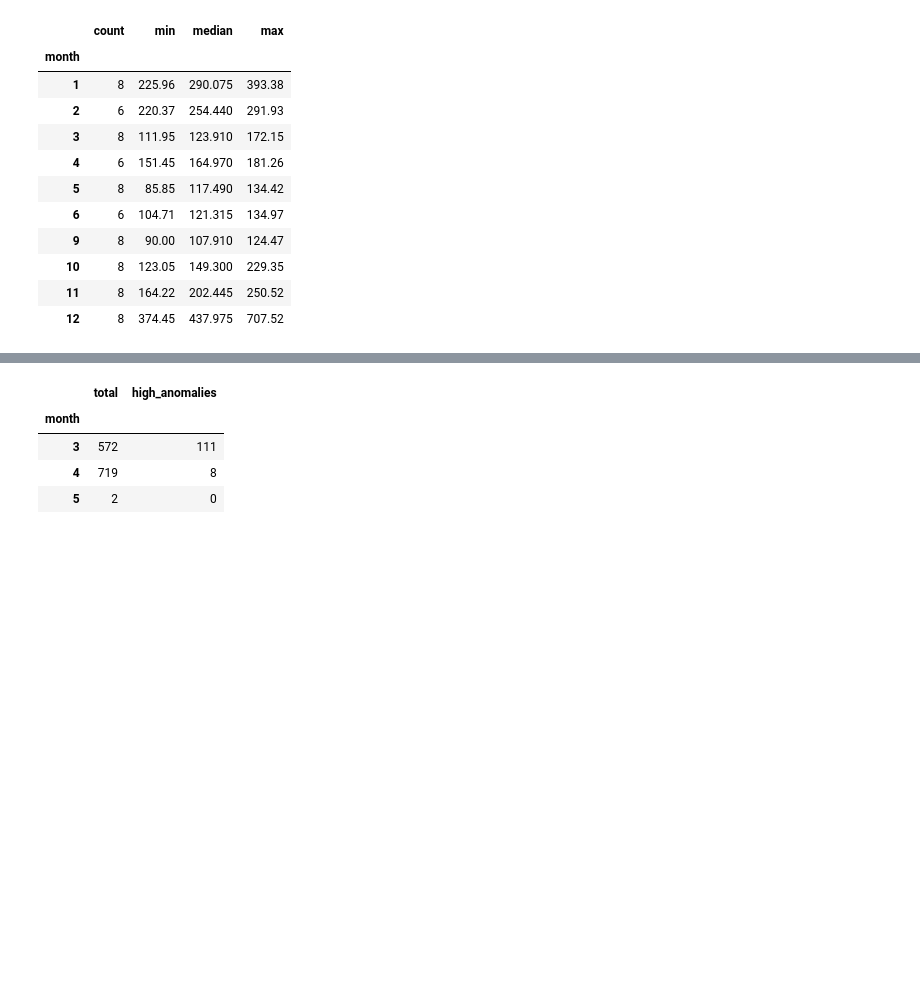
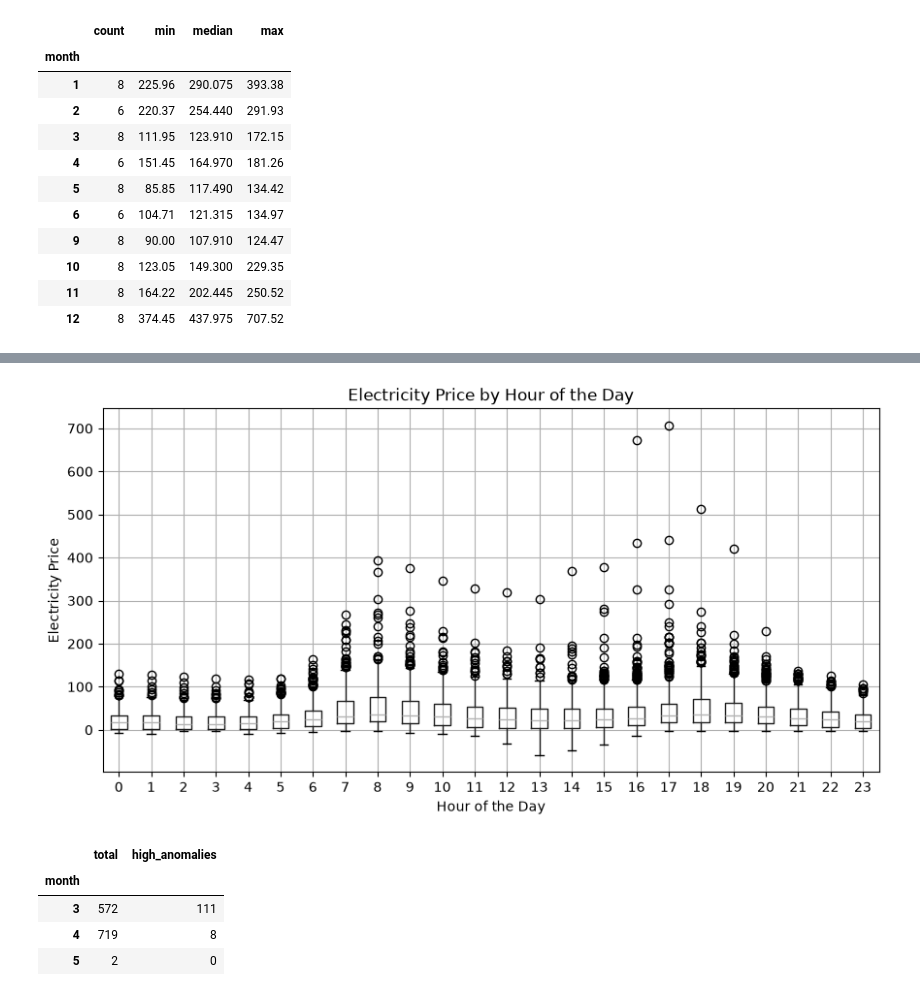
Before and after one commit to FilipZanton/se3-price-spike-prediction, a Jupyter notebook: notebooks/05_anomaly_detection.ipynb, the cells around one changed output, grey strips where cells are left out. Drawn from its saved outputs; the diff is of its cells as text; code cells hidden in the pictures; blank space fills up the shorter version.

```diff
--- a/notebooks/05_anomaly_detection.ipynb
+++ b/notebooks/05_anomaly_detection.ipynb
@@ -116,3 +132,17 @@ train[train["high_price_anomaly"]].groupby("month")["price"].agg(
+# %%
+train.boxplot(
+    column="price",
+    by="hour",
+    figsize=(10, 5)
+)
+
+plt.title("Electricity Price by Hour of the Day")
+plt.suptitle("")
+plt.xlabel("Hour of the Day")
+plt.ylabel("Electricity Price")
+plt.show()
+# %% [output]
+[figure, added]
 # %%
 validation = master[
     (master["split"] == "validation") &
```
Also changed, not shown: parts of 1 cell of this notebook.
